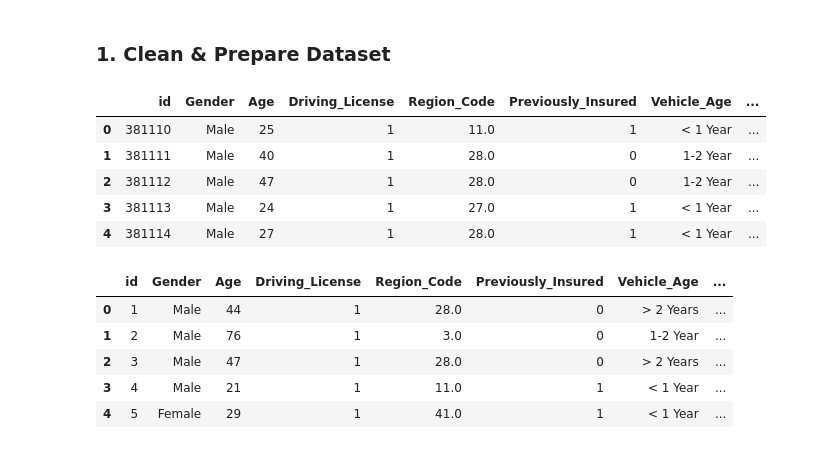
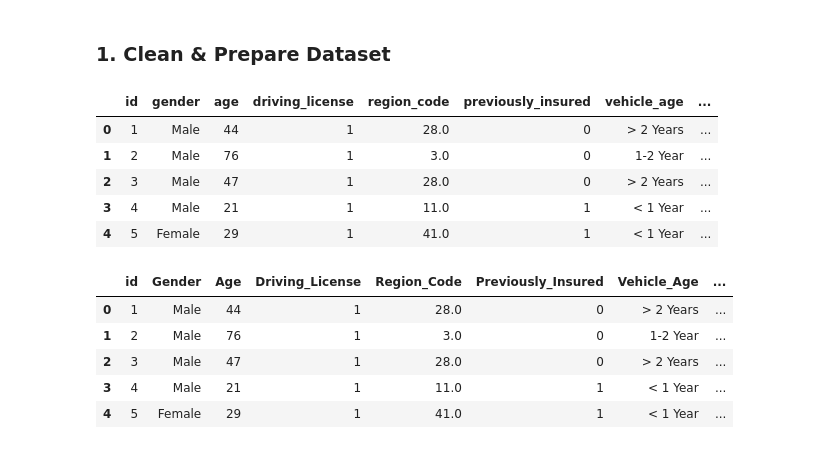
Before and after one commit to szerpa17/cross-sell-predictions, a Jupyter notebook: Database/create_sqlite.ipynb, the cells around one changed output. Cells and saved outputs as stored; diff of their text form; code cells hidden in the pictures.

```diff
--- a/Database/create_sqlite.ipynb
+++ b/Database/create_sqlite.ipynb
@@ -14,12 +14,12 @@ customer_data_df = pd.read_csv(os.path.join("..", "Resources", "customer_data.cs
 original_test_data = df
 original_customer_data = customer_data_df
 # %%
-original_test_data.head()
+df.head()
 # %% [output]
-|  | id | Gender | Age | Driving_License | Region_Code | Previously_Insured | Vehicle_Age | ... |
-| 0 | 381110 | Male | 25 | 1 | 11.0 | 1 | < 1 Year | ... |
-| 1 | 381111 | Male | 40 | 1 | 28.0 | 0 | 1-2 Year | ... |
-| 2 | 381112 | Male | 47 | 1 | 28.0 | 0 | 1-2 Year | ... |
-| 3 | 381113 | Male | 24 | 1 | 27.0 | 1 | < 1 Year | ... |
-| 4 | 381114 | Male | 27 | 1 | 28.0 | 1 | < 1 Year | ... |
+|  | id | gender | age | driving_license | region_code | previously_insured | vehicle_age | ... |
+| 0 | 1 | Male | 44 | 1 | 28.0 | 0 | > 2 Years | ... |
+| 1 | 2 | Male | 76 | 1 | 3.0 | 0 | 1-2 Year | ... |
+| 2 | 3 | Male | 47 | 1 | 28.0 | 0 | > 2 Years | ... |
+| 3 | 4 | Male | 21 | 1 | 11.0 | 1 | < 1 Year | ... |
+| 4 | 5 | Female | 29 | 1 | 41.0 | 1 | < 1 Year | ... |
 # %%
```
Also changed, not shown: parts of 3 cells of this notebook.
